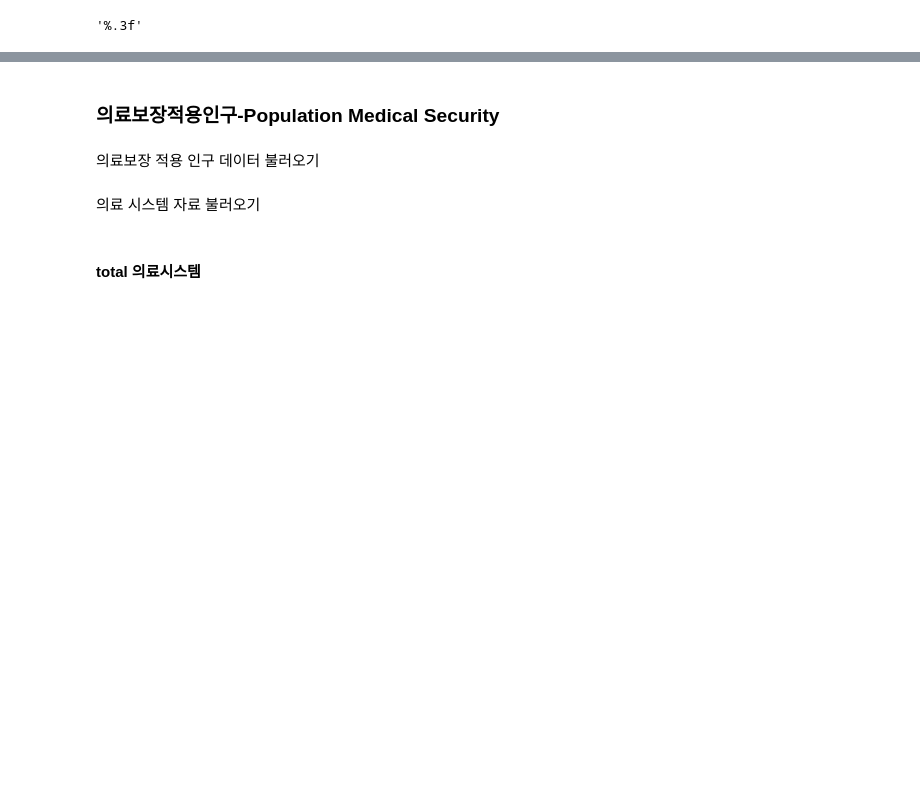
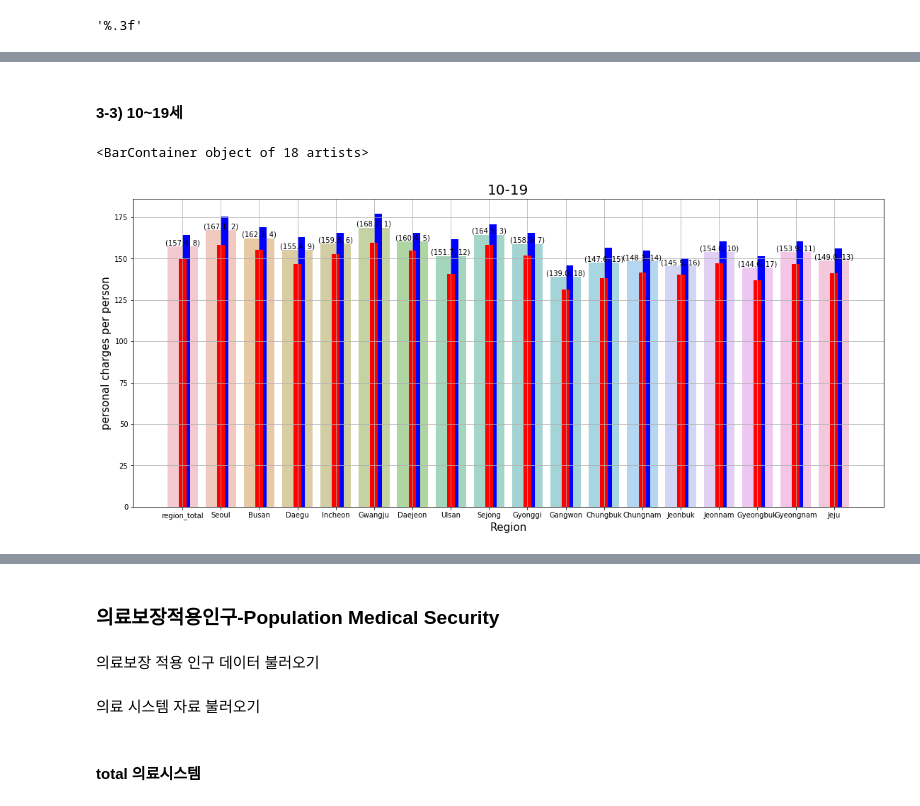
Before and after one commit to BCE-Lab/Introduction-to-Data-Science_140_2101, a Jupyter notebook: 김도형_박지우.ipynb, the cells around one changed output, grey strips where cells are left out. Cells and saved outputs as stored; diff of their text form; code cells hidden in the pictures; blank space fills up the shorter version.

```diff
--- a/김도형_박지우.ipynb
+++ b/김도형_박지우.ipynb
@@ -634,0 +289,34 @@ plt.grid(True)
+# %% [markdown]
+#### 3-3) 10~19세
+# %%
+x = list(total_1인당본인부담금_지역.index)
+y1 = total_1인당본인부담금_지역['10-19']
+r = np.arange(len(x))
+
+tot1 = []
+a1 = list(y1)
+b1 =  list(y1.rank(ascending = False))
+for i in range(len(a1)):
+    tot1.append((round(a1[i], 1), int(b1[i])))
+
+fig = plt.figure(figsize = (19, 8))
+sns.barplot(x=r,y=y1, alpha = 0.5)
+plt.title("10-19",fontsize=20)
+plt.xlabel("Region",fontsize=15)
+plt.ylabel("personal charges per person",fontsize=15)
+plt.grid(True)
+
+for i, v in enumerate(r):
+    plt.text(v, y1[i], tot1[i], horizontalalignment = 'center',
+             verticalalignment = 'bottom')
+
+plt.xticks(r, x)
+
+bar_width = 0.2
+plt.bar(x = x, height = total_1인당본인부담금_지역_male['10-19'],
+            data = total_1인당본인부담금_지역_male, width = bar_width, align = 'edge', color = 'blue')
+plt.bar(x = x, height = total_1인당본인부담금_지역_female['10-19'],
+            data = total_1인당본인부담금_지역_female, width = bar_width, align = 'center', color = 'red')
+# %% [output]
+<BarContainer object of 18 artists>
+[figure, added]
```
Also changed, not shown: parts of 89 cells of this notebook.
